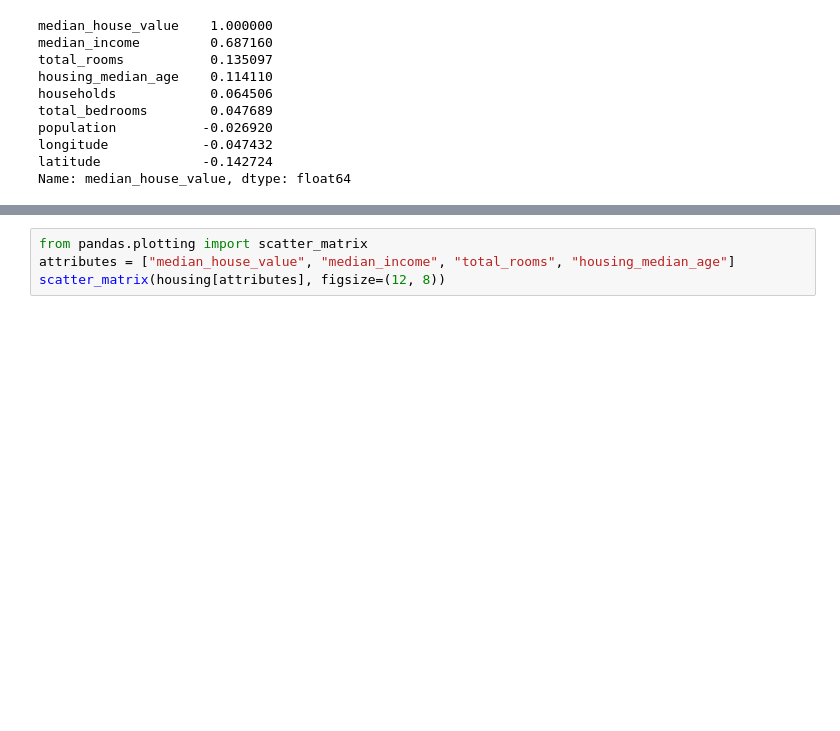
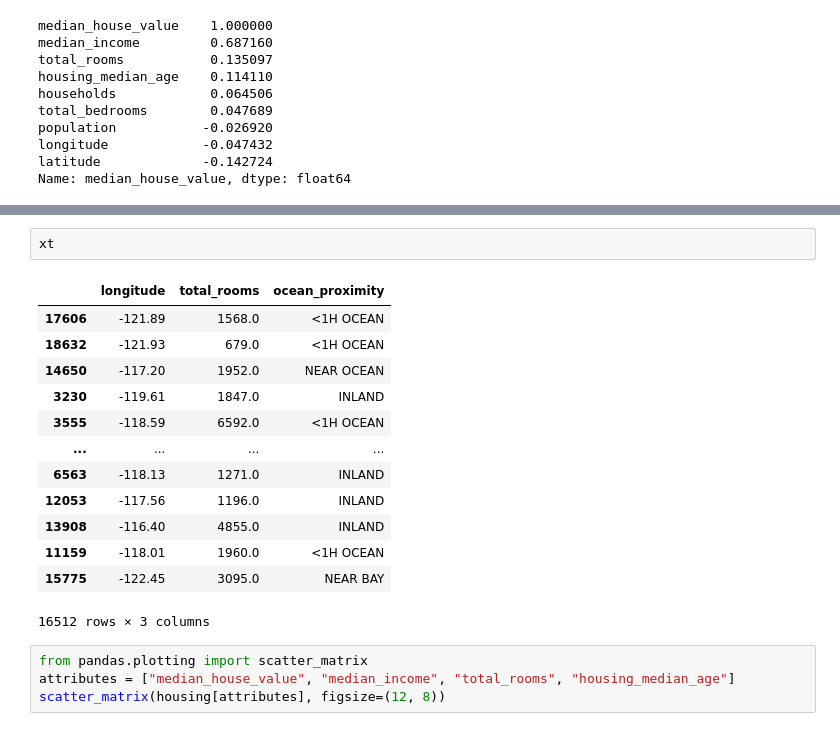
Before and after one commit to ceyhunsahin/Machine_Learning, a Jupyter notebook: Hands on ML_exercises.ipynb, the cells around one changed output, grey strips where cells are left out. Drawn from its saved outputs; the diff is of its cells as text; blank space fills up the shorter version.

```diff
--- a/Hands on ML_exercises.ipynb
+++ b/Hands on ML_exercises.ipynb
@@ -242,3 +323,19 @@ Name: median_house_value, dtype: float64
+# %%
+xt
+# %% [output]
+|  | longitude | total_rooms | ocean_proximity |
+| 17606 | -121.89 | 1568.0 | <1H OCEAN |
+| 18632 | -121.93 | 679.0 | <1H OCEAN |
+| 14650 | -117.20 | 1952.0 | NEAR OCEAN |
+| 3230 | -119.61 | 1847.0 | INLAND |
+| 3555 | -118.59 | 6592.0 | <1H OCEAN |
+| ... | ... | ... | ... |
+| 6563 | -118.13 | 1271.0 | INLAND |
+| 12053 | -117.56 | 1196.0 | INLAND |
+| 13908 | -116.40 | 4855.0 | INLAND |
+| 11159 | -118.01 | 1960.0 | <1H OCEAN |
+| 15775 | -122.45 | 3095.0 | NEAR BAY |
+16512 rows × 3 columns
 # %%
 from pandas.plotting import scatter_matrix
 attributes = ["median_house_value", "median_income", "total_rooms", "housing_median_age"]
```
Also changed, not shown: parts of 20 cells of this notebook.
